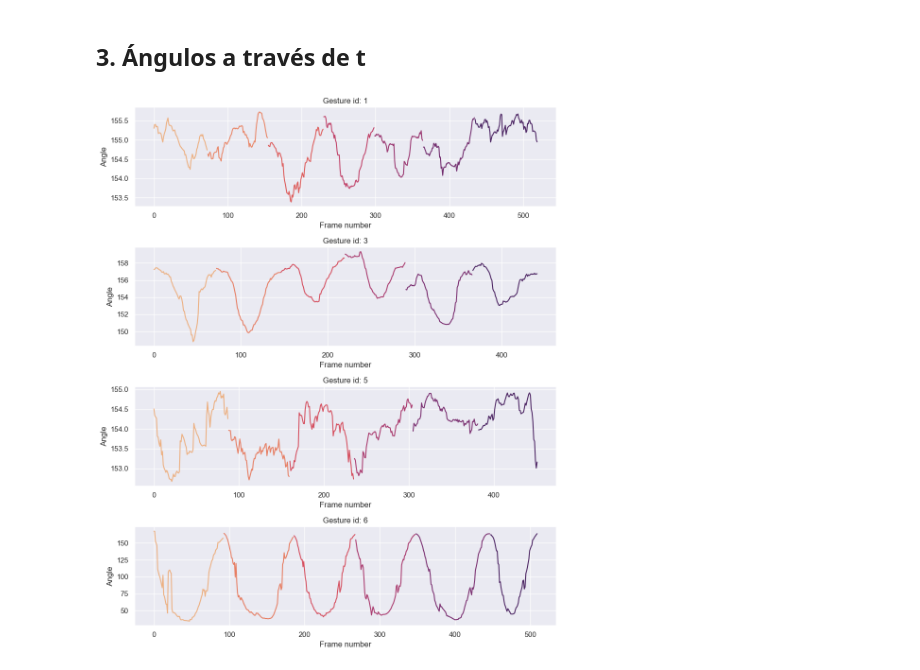
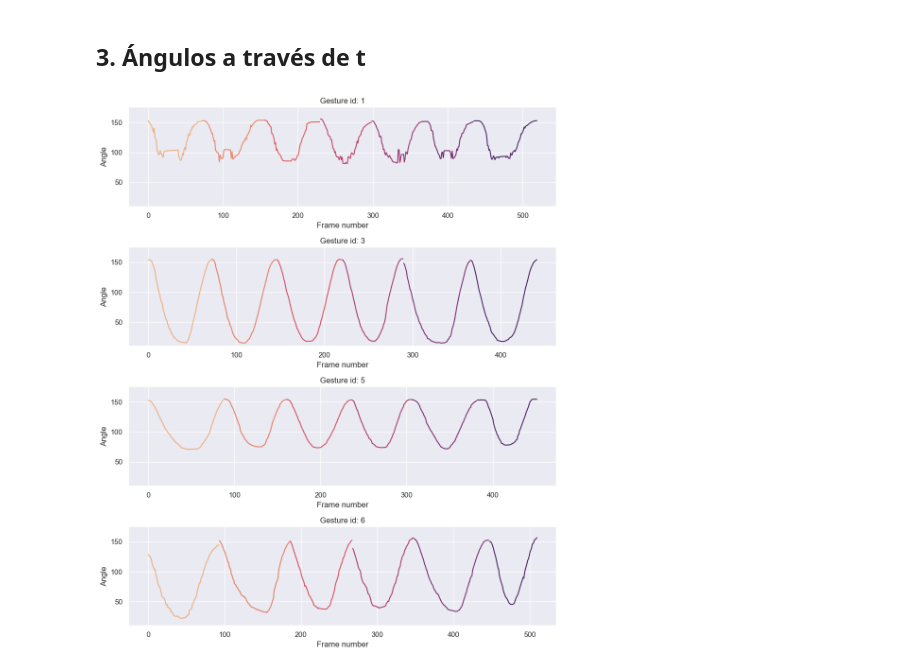
Before and after one commit to nmartinser/Telerehabilitation, a Jupyter notebook: notebooks/analisis_datos.ipynb, the cells around one changed output. Drawn from its saved outputs; the diff is of its cells as text; code cells hidden in the pictures.

```diff
--- a/notebooks/analisis_datos.ipynb
+++ b/notebooks/analisis_datos.ipynb
@@ -165,10 +165,11 @@ def angle_graph(df:pd.DataFrame, angle:str):
         axs[i].set_xlabel("Frame number")
         axs[i].set_ylabel("Angle")
         axs[i].set_title('Gesture id: ' + str(name[0]))
+        axs[i].set_ylim(10, 175)
 
     plt.tight_layout()  # Adjust the layout to prevent overlapping
     plt.show()  # Display the plot
 # %%
-angle_graph(persona104_right, 'RightArmAngle')
+angle_graph(persona104_right, 'ArmsTogetherAngle')
 # %% [output]
-[figure, old version]
+[figure, new version]
```
Also changed, not shown: parts of 1 cell of this notebook, 1 other file.
